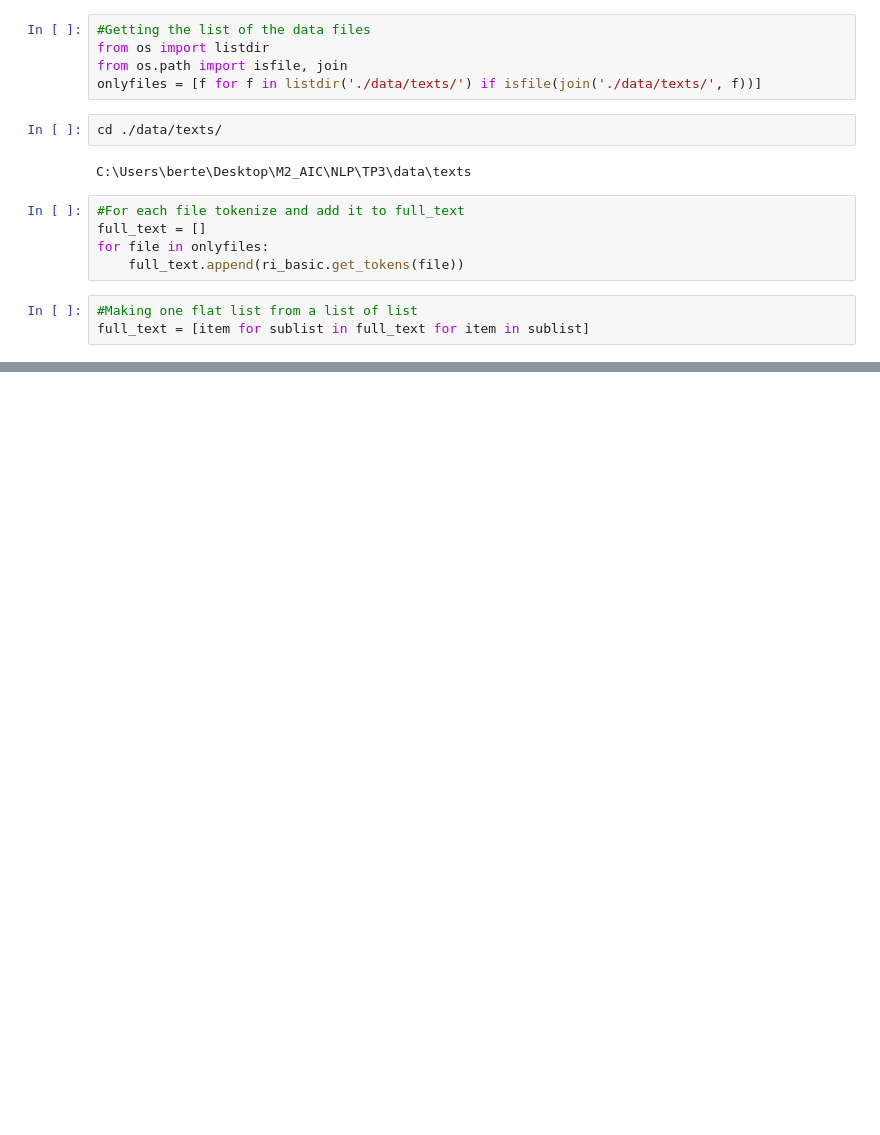
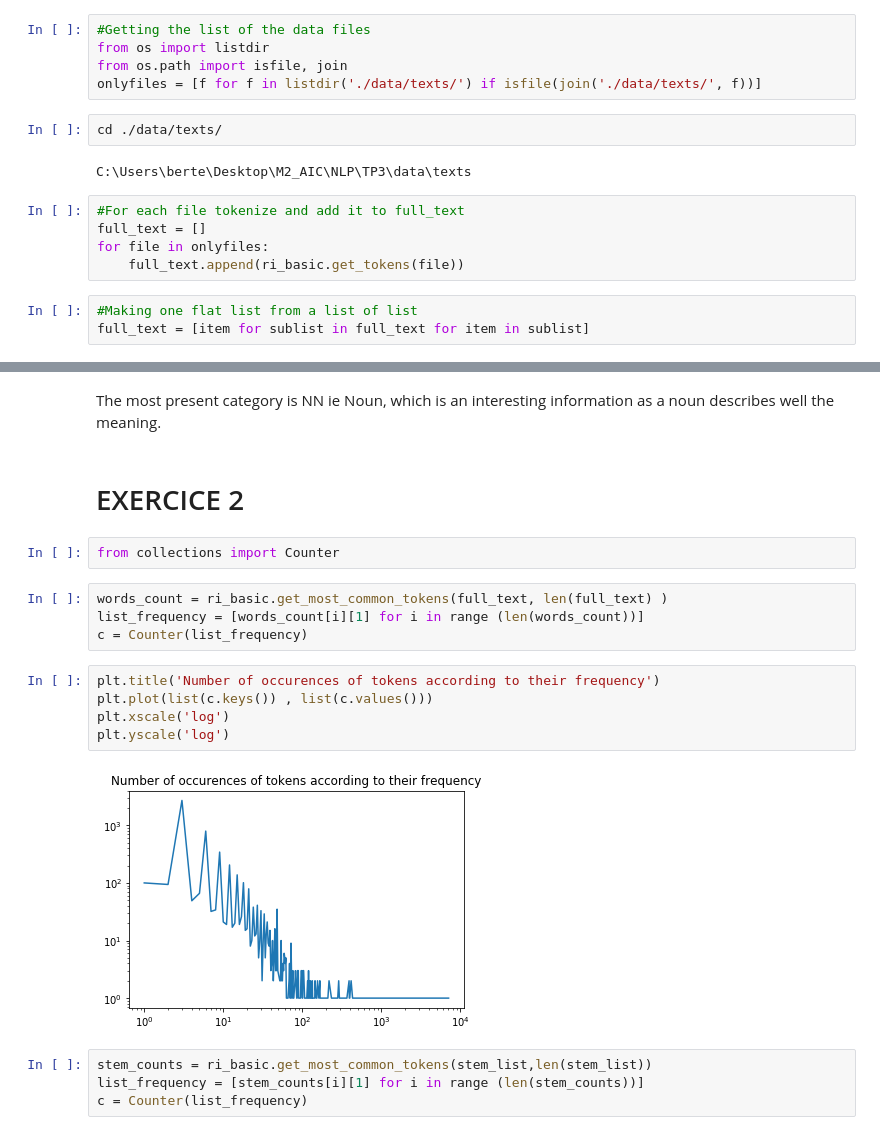
Before and after one commit to FlorianBertelli/M2_AIC, a Jupyter notebook: NLP/TP3/Information extraction in text.ipynb, the cells around one changed output, grey strips where cells are left out. Saved outputs shown, nothing was run; the diff lists cells and outputs as text; blank space fills up the shorter version.

```diff
--- a/NLP/TP3/Information extraction in text.ipynb
+++ b/NLP/TP3/Information extraction in text.ipynb
@@ -28,0 +98,21 @@ most_common_words = ri_basic.get_most_common_tokens(full_text , 1000)
+# %% [markdown]
+The most present category is NN ie Noun, which is an interesting information as a noun describes well the meaning.
+# %% [markdown]
+# EXERCICE 2
+# %%
+from collections import Counter
+# %%
+words_count = ri_basic.get_most_common_tokens(full_text, len(full_text) )
+list_frequency = [words_count[i][1] for i in range (len(words_count))]
+c = Counter(list_frequency)
+# %%
+plt.title('Number of occurences of tokens according to their frequency')
+plt.plot(list(c.keys()) , list(c.values()))
+plt.xscale('log')
+plt.yscale('log')
+# %% [output]
+[figure, added]
+# %%
+stem_counts = ri_basic.get_most_common_tokens(stem_list,len(stem_list))
+list_frequency = [stem_counts[i][1] for i in range (len(stem_counts))]
+c = Counter(list_frequency)
```
Also changed, not shown: parts of 16 cells of this notebook.
